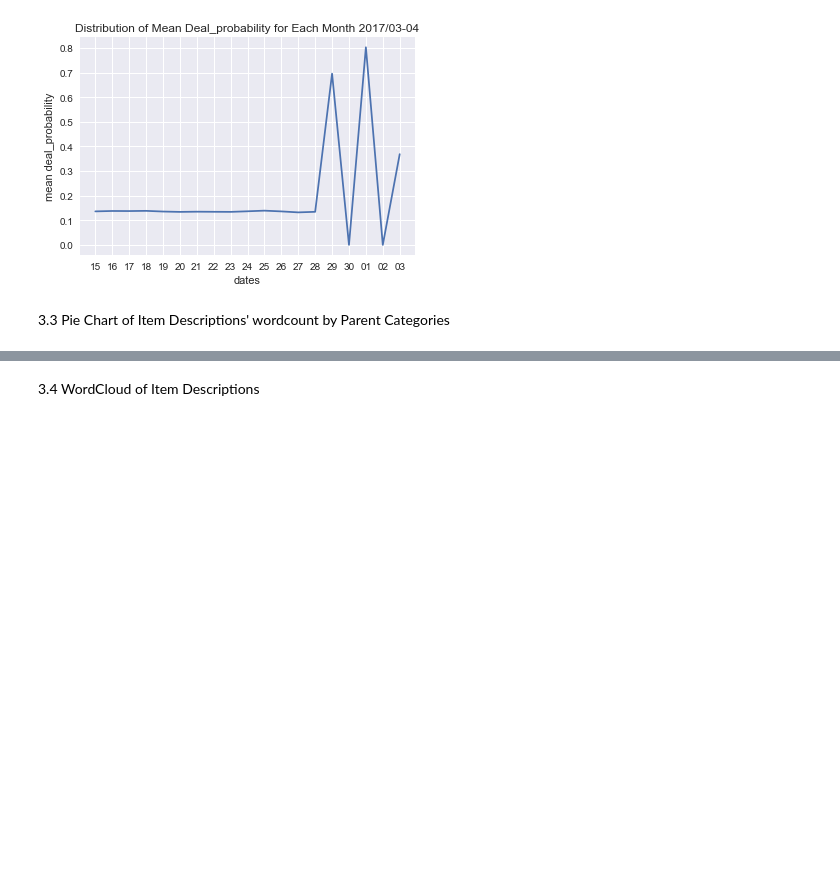
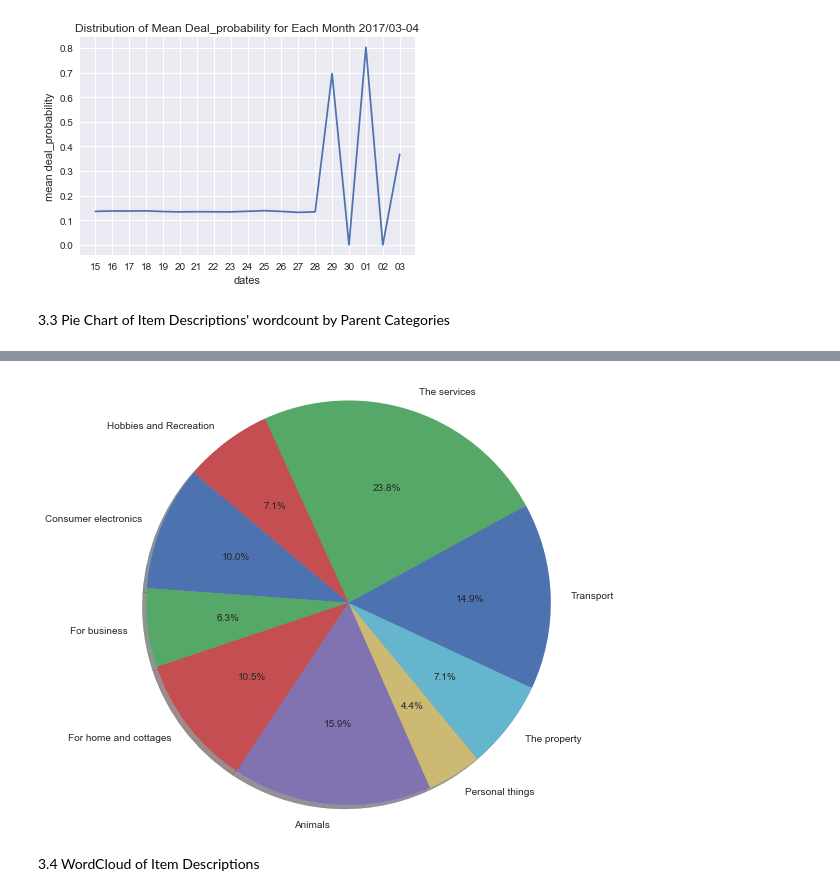
Before and after one commit to misseuro/avito_analysis, a Jupyter notebook: Avito_Analysis.ipynb, the cells around one changed output, grey strips where cells are left out. Cells and saved outputs as stored; diff of their text form; code cells hidden in the pictures; blank space fills up the shorter version.

Commit message:
edited the pie chart

```diff
--- a/Avito_Analysis.ipynb
+++ b/Avito_Analysis.ipynb
@@ -178,18 +178,14 @@ wd=pd.DataFrame(np.column_stack([wordcount, data2.parent_category_name, data2.de
 wd.deal_probability=wd.deal_probability.astype('float64')
 wd.desc_word_count=wd.desc_word_count.astype('int64')
 from googletrans import Translator
-import plotly.offline as py
-import plotly.graph_objs as go
-import plotly.tools as tls
-py.offline.init_notebook_mode(connected=True)
 
 translator=Translator()
 labels = [translator.translate(i).text for i in wd.groupby('p_cat_name').mean().index]
 values = [i for i in wd.groupby('p_cat_name').mean().deal_probability]
 
-trace = go.Pie(labels=labels, values=values)
-data=[trace]
-layout=go.Layout(title='Wordcount of Product Descriptions by Parent Categories')
-fig=go.Figure(data=data, layout=layout)
-py.iplot(fig, filename='basic_pie_chart')
+# Plot
+fig=plt.figure(figsize=(8,8))
+plt.pie(values, labels=labels, autopct='%1.1f%%', shadow=True, startangle=140)
+plt.axis('equal')
+plt.show()
 # %% [output]
@@ -197,3 +192,4 @@ py.iplot(fig, filename='basic_pie_chart')
+[figure, added]
 # %% [markdown]
 3.4 WordCloud of Item Descriptions
 # %%
```
Also changed, not shown: parts of 1 cell of this notebook.
